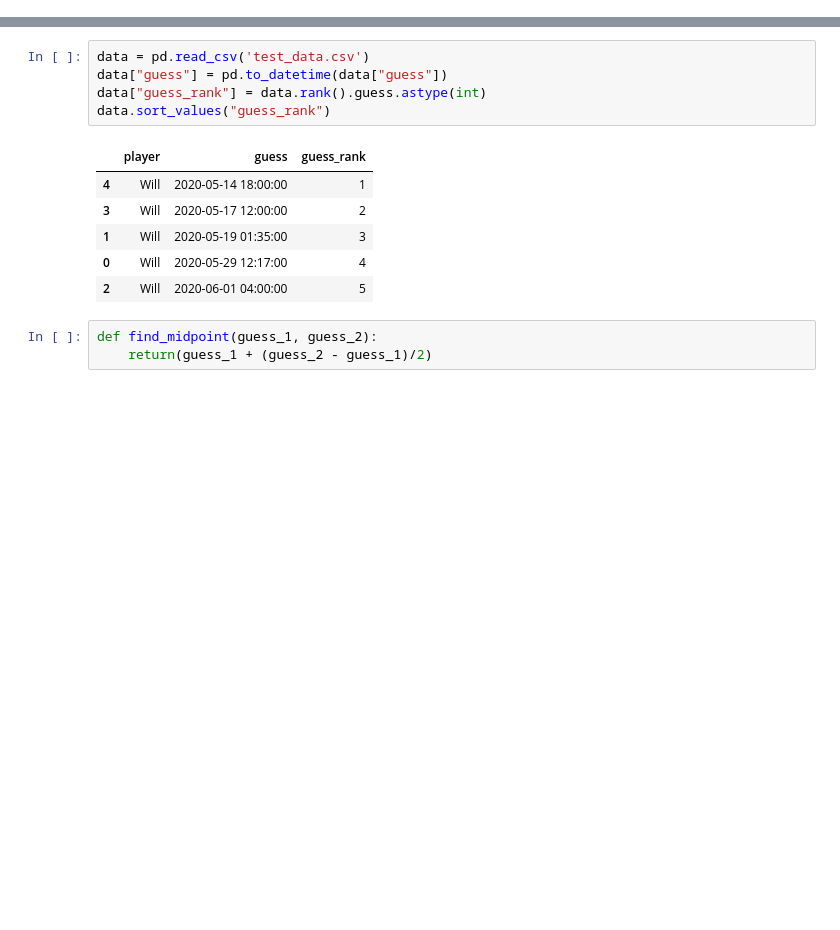
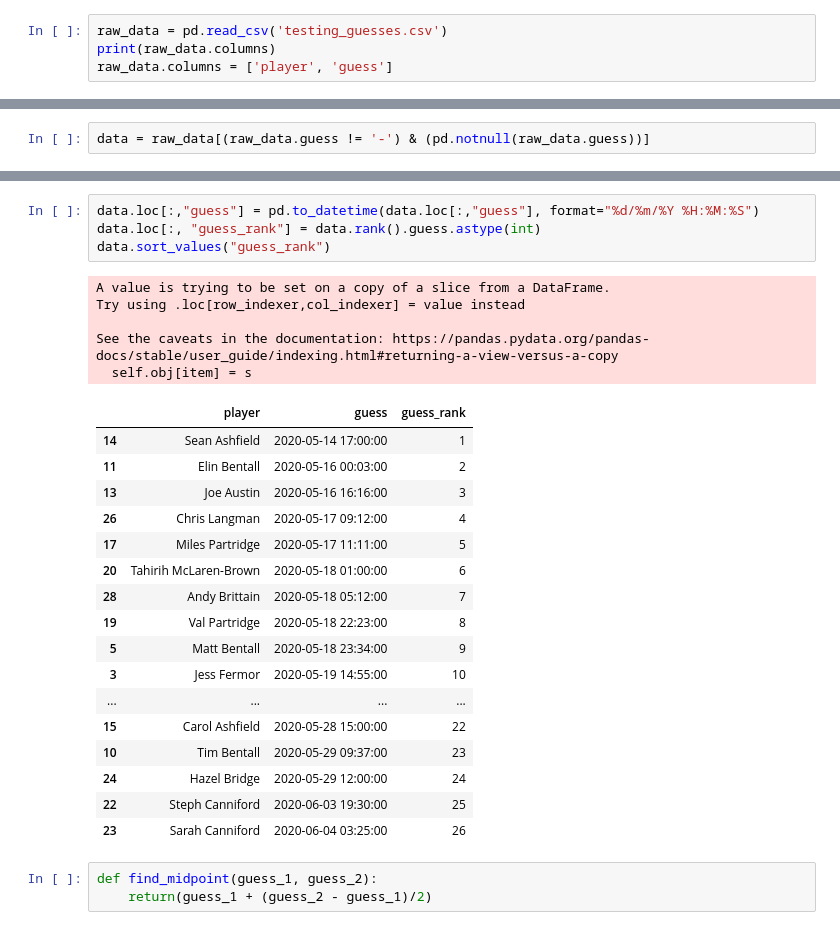
Before and after one commit to willcanniford/python-notes, a Jupyter notebook: baby_sweepstake/graph_guesses.ipynb, the cells around one changed output, grey strips where cells are left out. Cells and saved outputs as stored; diff of their text form; blank space fills up the shorter version.

Commit message:
Improve guess code using larger example file

```diff
--- a/baby_sweepstake/graph_guesses.ipynb
+++ b/baby_sweepstake/graph_guesses.ipynb
@@ -3,0 +5,4 @@ import pandas as pd
+# %%
+raw_data = pd.read_csv('testing_guesses.csv')
+print(raw_data.columns)
+raw_data.columns = ['player', 'guess']
@@ -3,0 +11,2 @@ import pandas as pd
+# %%
+data = raw_data[(raw_data.guess != '-') & (pd.notnull(raw_data.guess))]
@@ -4,15 +22,30 @@ import pandas as pd
 # %%
-data = pd.read_csv('test_data.csv')
-data["guess"] = pd.to_datetime(data["guess"])
-data["guess_rank"] = data.rank().guess.astype(int)
+data.loc[:,"guess"] = pd.to_datetime(data.loc[:,"guess"], format="%d/%m/%Y %H:%M:%S")
+data.loc[:, "guess_rank"] = data.rank().guess.astype(int)
 data.sort_values("guess_rank")
 # %% [output]
+A value is trying to be set on a copy of a slice from a DataFrame.
+Try using .loc[row_indexer,col_indexer] = value instead
+
+See the caveats in the documentation: https://pandas.pydata.org/pandas-docs/stable/user_guide/indexing.html#returning-a-view-versus-a-copy
+  self.obj[item] = s
 |  | player | guess | guess_rank |
-| 4 | Will | 2020-05-14 18:00:00 | 1 |
-| 3 | Will | 2020-05-17 12:00:00 | 2 |
-| 1 | Will | 2020-05-19 01:35:00 | 3 |
-| 0 | Will | 2020-05-29 12:17:00 | 4 |
-| 2 | Will | 2020-06-01 04:00:00 | 5 |
+| 14 | Sean Ashfield | 2020-05-14 17:00:00 | 1 |
+| 11 | Elin Bentall | 2020-05-16 00:03:00 | 2 |
+| 13 | Joe Austin | 2020-05-16 16:16:00 | 3 |
+| 26 | Chris Langman | 2020-05-17 09:12:00 | 4 |
+| 17 | Miles Partridge | 2020-05-17 11:11:00 | 5 |
+| 20 | Tahirih McLaren-Brown | 2020-05-18 01:00:00 | 6 |
+| 28 | Andy Brittain | 2020-05-18 05:12:00 | 7 |
+| 19 | Val Partridge | 2020-05-18 22:23:00 | 8 |
+| 5 | Matt Bentall | 2020-05-18 23:34:00 | 9 |
+| 3 | Jess Fermor | 2020-05-19 14:55:00 | 10 |
+| ... | ... | ... | ... |
+| 15 | Carol Ashfield | 2020-05-28 15:00:00 | 22 |
+| 10 | Tim Bentall | 2020-05-29 09:37:00 | 23 |
+| 24 | Hazel Bridge | 2020-05-29 12:00:00 | 24 |
+| 22 | Steph Canniford | 2020-06-03 19:30:00 | 25 |
+| 23 | Sarah Canniford | 2020-06-04 03:25:00 | 26 |
 # %%
 def find_midpoint(guess_1, guess_2):
     return(guess_1 + (guess_2 - guess_1)/2)
```
Also changed, not shown: parts of 10 cells of this notebook, 1 other file.
